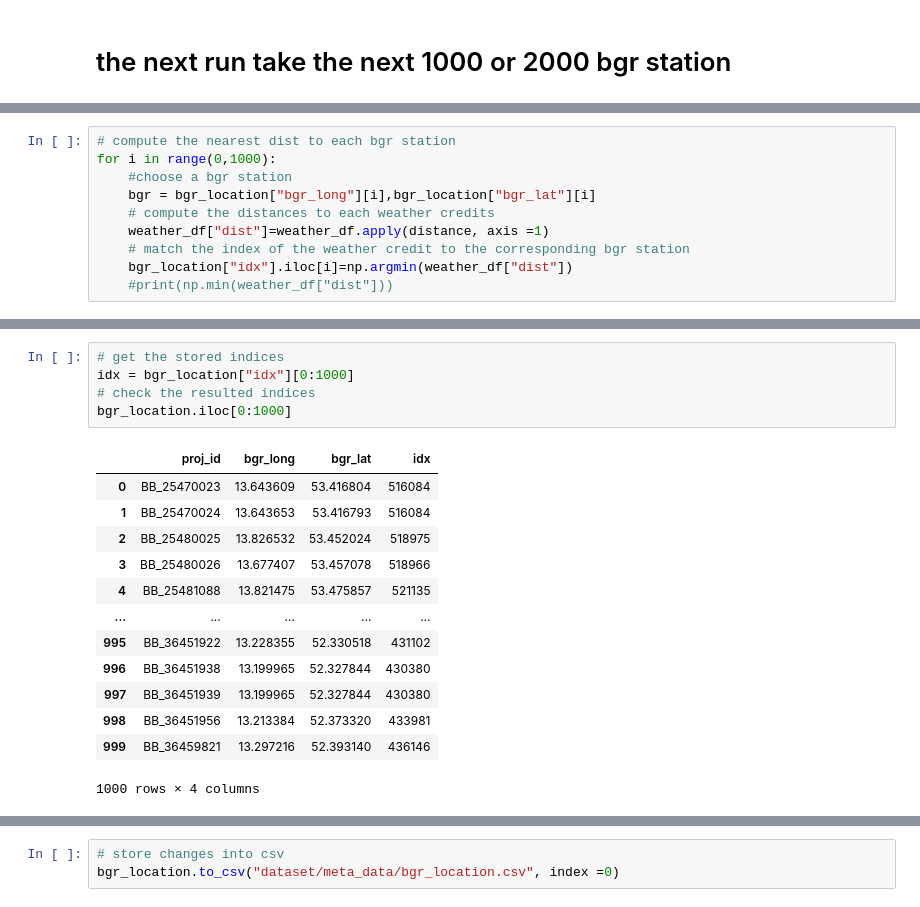
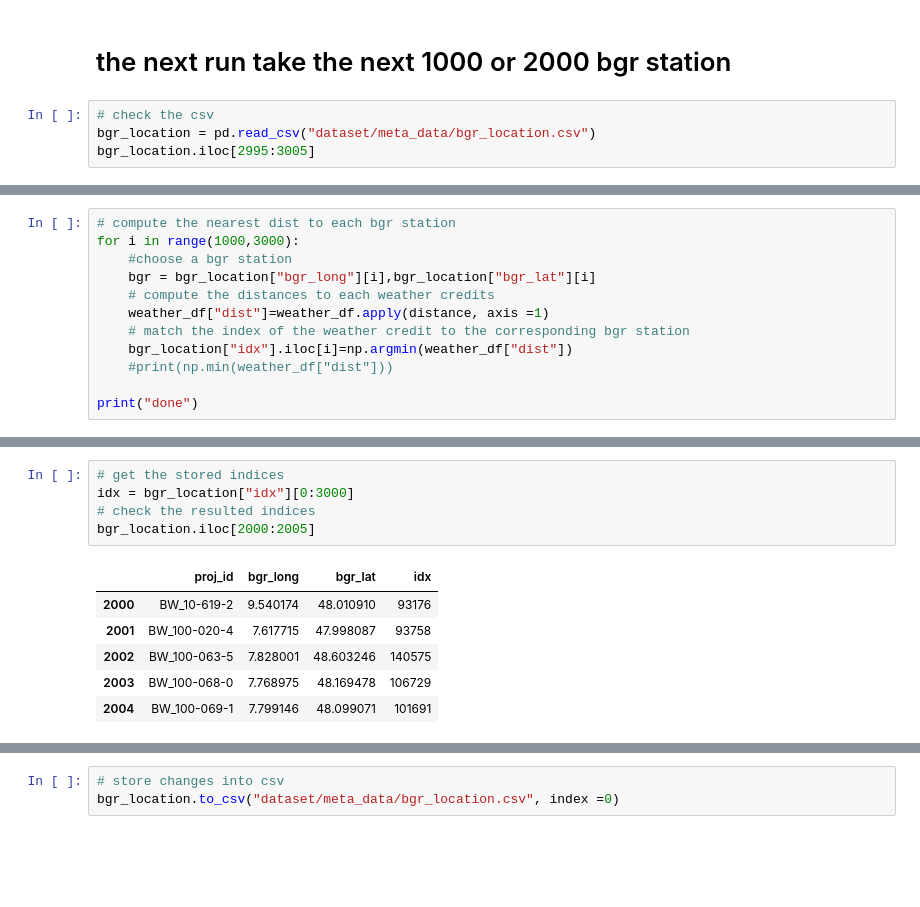
Before and after one commit to basem-AI/BGR_outlier_detection, a Jupyter notebook: extract_location.ipynb, the cells around one changed output, grey strips where cells are left out. Drawn from its saved outputs; the diff is of its cells as text; blank space fills up the shorter version.

```diff
--- a/extract_location.ipynb
+++ b/extract_location.ipynb
@@ -90,3 +86,7 @@ def distance(w):
     return km
 # %% [markdown]
 # the next run take the next 1000 or 2000 bgr station
+# %%
+# check the csv
+bgr_location = pd.read_csv("dataset/meta_data/bgr_location.csv")
+bgr_location.iloc[2995:3005]
@@ -93,6 +105,6 @@ def distance(w):
 # %%
 # compute the nearest dist to each bgr station
-for i in range(0,1000):
+for i in range(1000,3000):
     #choose a bgr station
     bgr = bgr_location["bgr_long"][i],bgr_location["bgr_lat"][i]
     # compute the distances to each weather credits
@@ -100,6 +112,8 @@ for i in range(0,1000):
     # match the index of the weather credit to the corresponding bgr station
     bgr_location["idx"].iloc[i]=np.argmin(weather_df["dist"])
     #print(np.min(weather_df["dist"]))
+
+print("done")
 # %% [output]
 A value is trying to be set on a copy of a slice from a DataFrame
 
@@ -125,22 +123,15 @@ See the caveats in the documentation: https://pandas.pydata.org/pandas-docs/stab
 # %%
 # get the stored indices
-idx = bgr_location["idx"][0:1000]
+idx = bgr_location["idx"][0:3000]
 # check the resulted indices
-bgr_location.iloc[0:1000]
+bgr_location.iloc[2000:2005]
 # %% [output]
 |  | proj_id | bgr_long | bgr_lat | idx |
-| 0 | BB_25470023 | 13.643609 | 53.416804 | 516084 |
-| 1 | BB_25470024 | 13.643653 | 53.416793 | 516084 |
-| 2 | BB_25480025 | 13.826532 | 53.452024 | 518975 |
-| 3 | BB_25480026 | 13.677407 | 53.457078 | 518966 |
-| 4 | BB_25481088 | 13.821475 | 53.475857 | 521135 |
-| ... | ... | ... | ... | ... |
-| 995 | BB_36451922 | 13.228355 | 52.330518 | 431102 |
-| 996 | BB_36451938 | 13.199965 | 52.327844 | 430380 |
-| 997 | BB_36451939 | 13.199965 | 52.327844 | 430380 |
-| 998 | BB_36451956 | 13.213384 | 52.373320 | 433981 |
-| 999 | BB_36459821 | 13.297216 | 52.393140 | 436146 |
+| 2000 | BW_10-619-2 | 9.540174 | 48.010910 | 93176 |
+| 2001 | BW_100-020-4 | 7.617715 | 47.998087 | 93758 |
+| 2002 | BW_100-063-5 | 7.828001 | 48.603246 | 140575 |
+| 2003 | BW_100-068-0 | 7.768975 | 48.169478 | 106729 |
+| 2004 | BW_100-069-1 | 7.799146 | 48.099071 | 101691 |
-1000 rows × 4 columns
 # %%
 fig, axs = plt.subplots(2, 1, figsize=(10,10))
 fig.suptitle('bgr long/lat with weather long/lat ')
```
Also changed, not shown: parts of 7 cells of this notebook, 2 other files.
